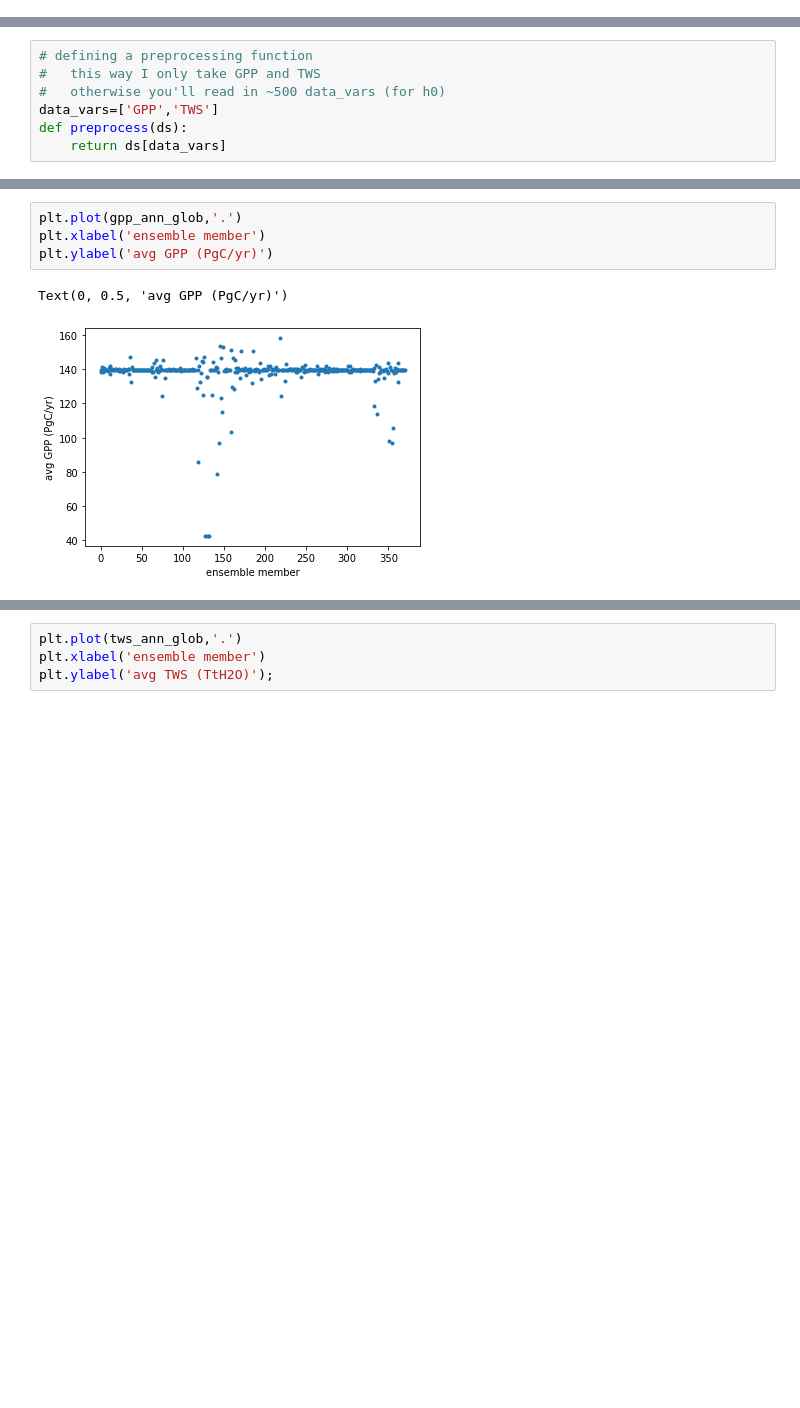
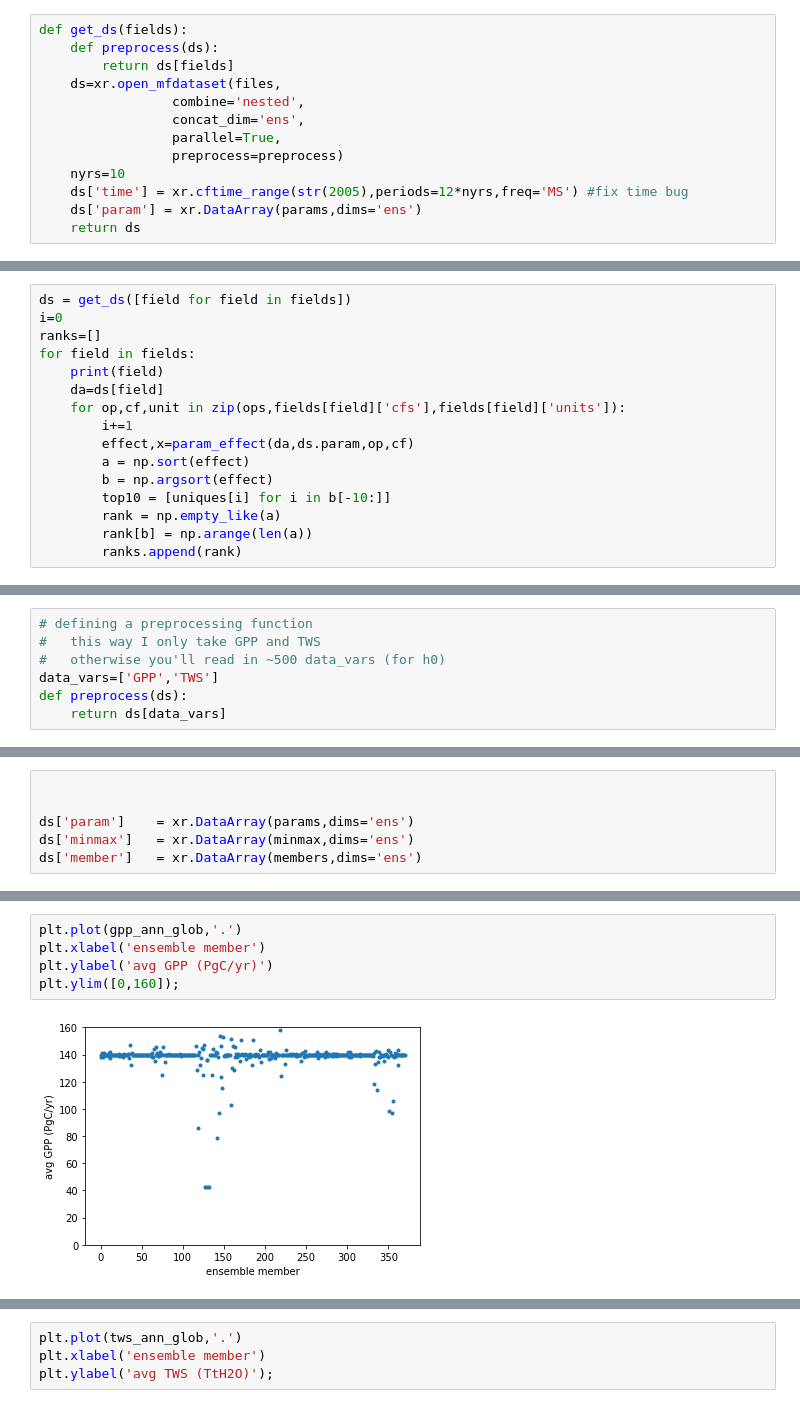
Before and after one commit to djk2120/CLM5PPE, a Jupyter notebook: pyth/CTL2010.ipynb, the cells around one changed output, grey strips where cells are left out. Saved outputs shown, nothing was run; the diff lists cells and outputs as text; blank space fills up the shorter version.

Commit message:
param effects

```diff
--- a/pyth/CTL2010.ipynb
+++ b/pyth/CTL2010.ipynb
@@ -148,2 +180,15 @@ plt.title(members[0]+': 2005 GPP');
 # %% [markdown]
 # Work with multiple ensemble members
+# %%
+def get_ds(fields):
+    def preprocess(ds):
+        return ds[fields]
+    ds=xr.open_mfdataset(files,
+                 combine='nested',
+                 concat_dim='ens',
+                 parallel=True,
+                 preprocess=preprocess)
+    nyrs=10
+    ds['time'] = xr.cftime_range(str(2005),periods=12*nyrs,freq='MS') #fix time bug
+    ds['param'] = xr.DataArray(params,dims='ens')
+    return ds
@@ -149,0 +437,16 @@ plt.title(members[0]+': 2005 GPP');
+# %%
+ds = get_ds([field for field in fields])
+i=0
+ranks=[]
+for field in fields:
+    print(field)
+    da=ds[field]
+    for op,cf,unit in zip(ops,fields[field]['cfs'],fields[field]['units']):
+        i+=1
+        effect,x=param_effect(da,ds.param,op,cf)
+        a = np.sort(effect)
+        b = np.argsort(effect)
+        top10 = [uniques[i] for i in b[-10:]]
+        rank = np.empty_like(a)
+        rank[b] = np.arange(len(a))
+        ranks.append(rank)
@@ -180,3 +721,9 @@ ds['minmax'] = xr.DataArray(minmax,dims='ens')
+# %%
+
+
+ds['param']    = xr.DataArray(params,dims='ens')
+ds['minmax']   = xr.DataArray(minmax,dims='ens')
+ds['member']   = xr.DataArray(members,dims='ens')
 # %%
 %%time
 nyrs=10
@@ -188,7 +735,7 @@ Wall time: 11.4 s
 # %%
 plt.plot(gpp_ann_glob,'.')
 plt.xlabel('ensemble member')
 plt.ylabel('avg GPP (PgC/yr)')
+plt.ylim([0,160]);
 # %% [output]
-Text(0, 0.5, 'avg GPP (PgC/yr)')
-[figure, old version]
+[figure, new version]
```
Also changed, not shown: parts of 62 cells of this notebook.
